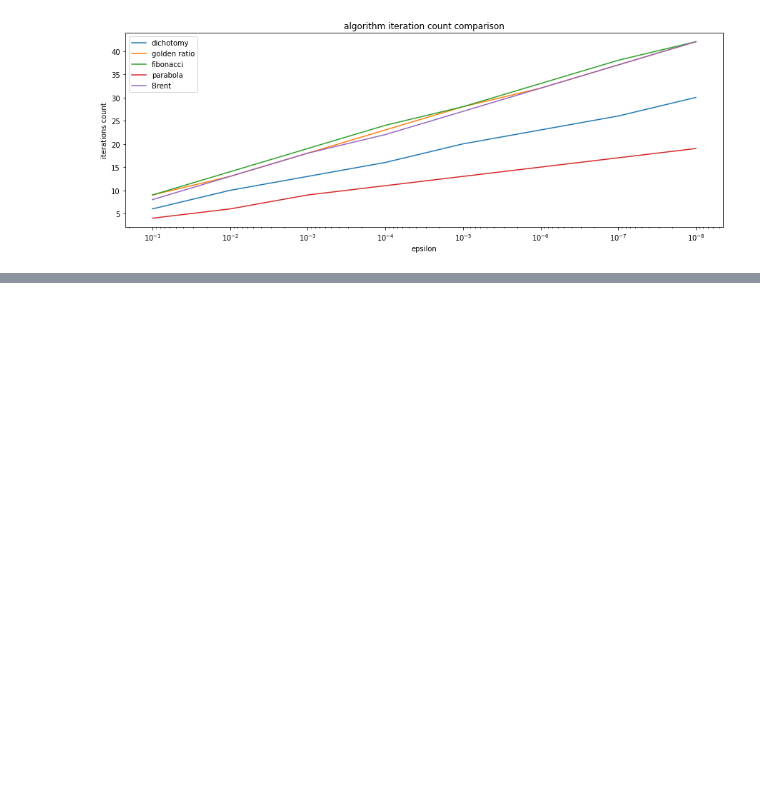
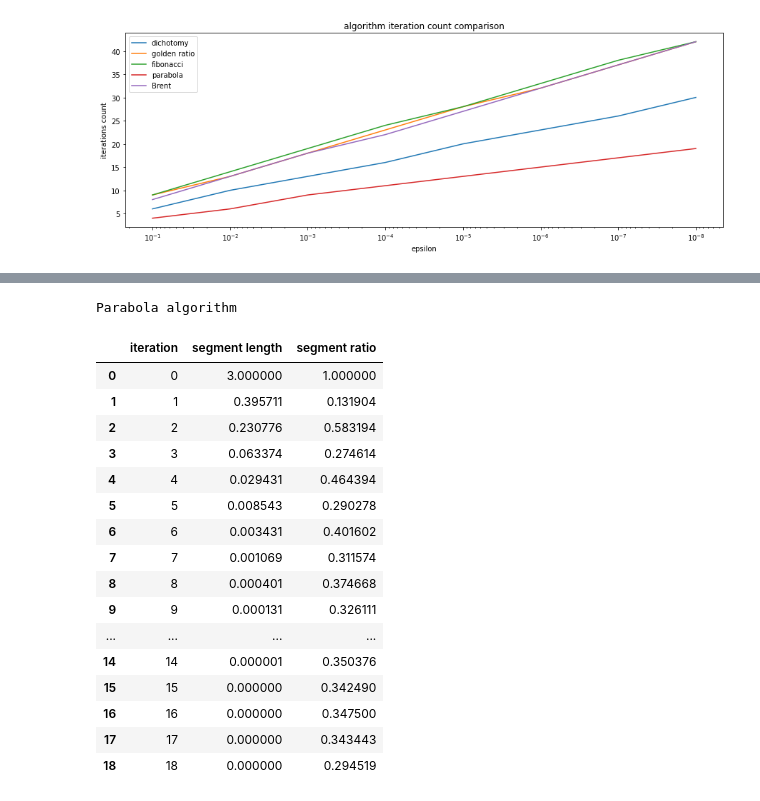
Before and after one commit to Ar4eR-ValerA/AppliedMath.IIISem, a Jupyter notebook: Lab1/graphs_and_tables.ipynb, the cells around one changed output, grey strips where cells are left out. Cells and saved outputs as stored; diff of their text form; code cells hidden in the pictures; blank space fills up the shorter version.

```diff
--- a/Lab1/graphs_and_tables.ipynb
+++ b/Lab1/graphs_and_tables.ipynb
@@ -181,0 +293,28 @@ ax2.legend(["dichotomy", "golden ratio", "fibonacci", "parabola", "Brent"])
+# %%
+df = build_table(parabola_algorithm.find_min, function, a, b, eps)
+df.style.set_caption("Parabola algorithm").set_table_styles([{
+    'selector': 'caption',
+    'props': [
+        ('color', 'black'),
+        ('font-size', '16px')
+    ]
+}])
+# %% [output]
+Parabola algorithm
+|  | iteration | segment length | segment ratio |
+| 0 | 0 | 3.000000 | 1.000000 |
+| 1 | 1 | 0.395711 | 0.131904 |
+| 2 | 2 | 0.230776 | 0.583194 |
+| 3 | 3 | 0.063374 | 0.274614 |
+| 4 | 4 | 0.029431 | 0.464394 |
+| 5 | 5 | 0.008543 | 0.290278 |
+| 6 | 6 | 0.003431 | 0.401602 |
+| 7 | 7 | 0.001069 | 0.311574 |
+| 8 | 8 | 0.000401 | 0.374668 |
+| 9 | 9 | 0.000131 | 0.326111 |
+| ... | ... | ... | ... |
+| 14 | 14 | 0.000001 | 0.350376 |
+| 15 | 15 | 0.000000 | 0.342490 |
+| 16 | 16 | 0.000000 | 0.347500 |
+| 17 | 17 | 0.000000 | 0.343443 |
+| 18 | 18 | 0.000000 | 0.294519 |
```
Also changed, not shown: parts of 5 cells of this notebook, 2 other files.
